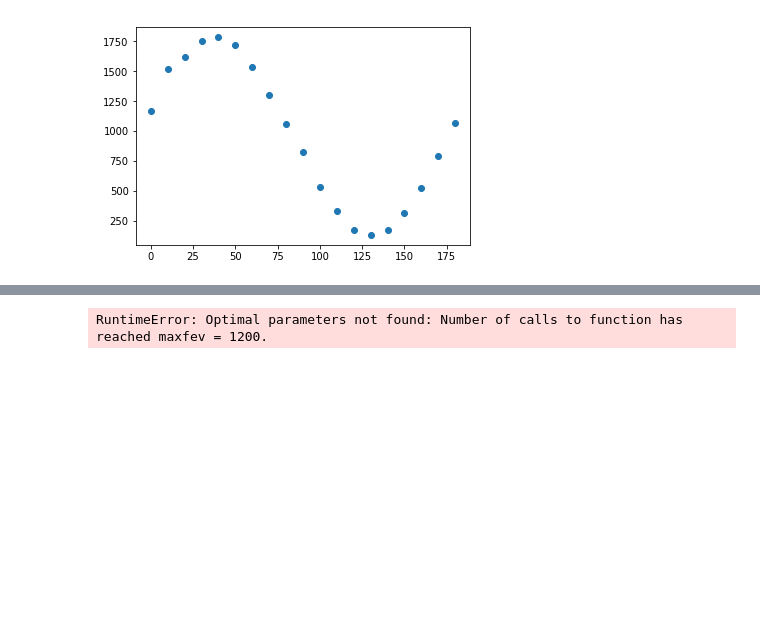
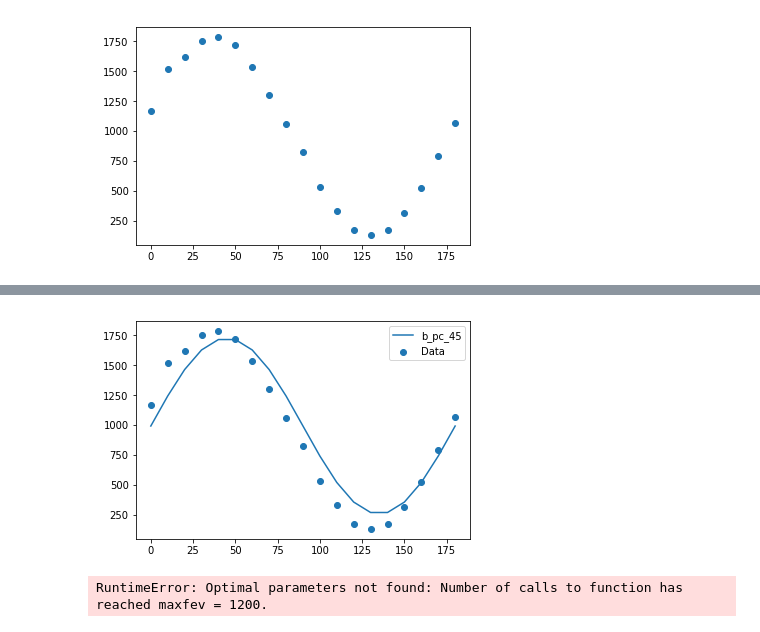
Before and after one commit to indibl99/adv_lab, a Jupyter notebook: Bells_Analysis.ipynb, the cells around one changed output, grey strips where cells are left out. Drawn from its saved outputs; the diff is of its cells as text; code cells hidden in the pictures; blank space fills up the shorter version.

```diff
--- a/Bells_Analysis.ipynb
+++ b/Bells_Analysis.ipynb
@@ -55 +127,11 @@ def N_global(x, A, alpha, theta, phim, C):
+# %%
+params = [4000, 45, 45, 10, 40]
+plt.scatter(beta, Nc, label='Data')
+plt.plot(beta, N_global(beta, 2942.7, 45, 45, 0.01, 255.9))
+plt.legend(loc='best')
+#plt.ylim(1020, 1050)
+
+plt.show()
+# %% [output]
+[figure, added]
 # %%
```
Also changed, not shown: parts of 13 cells of this notebook.
